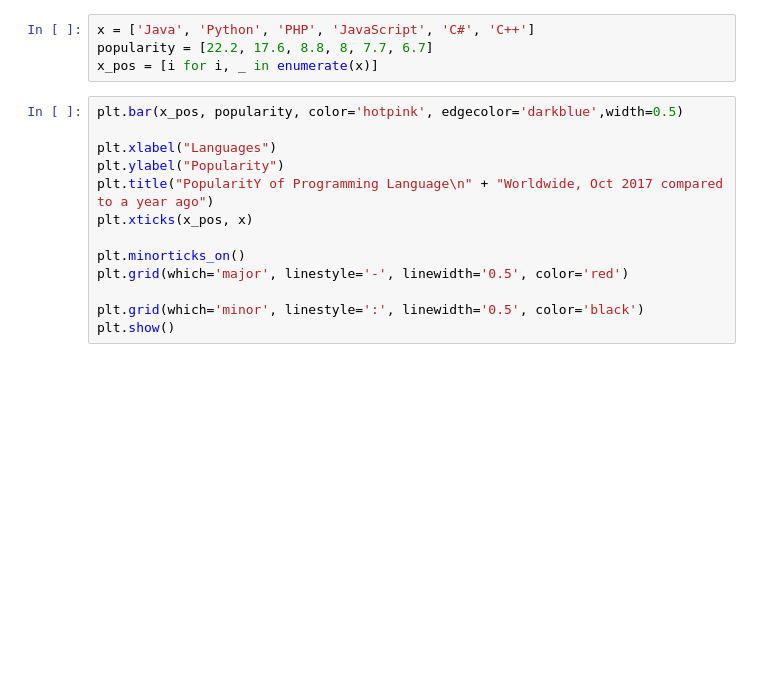
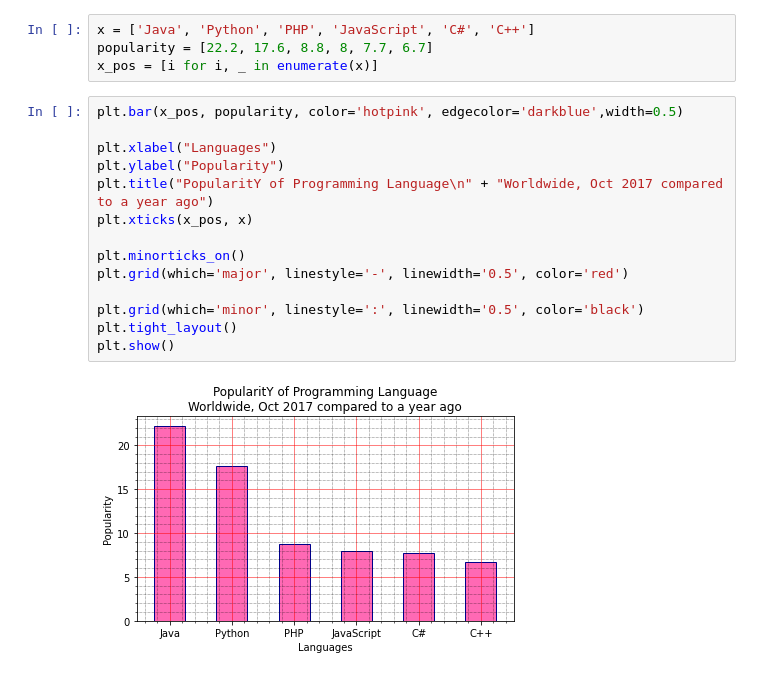
Before and after one commit to saileshchauhan/PythonLibrary, a Jupyter notebook: MatPlotLib/MatPlotLib_Barchart/BarChart_IncreaseBottomMargin.ipynb, the cells around one changed output. Saved outputs shown, nothing was run; the diff lists cells and outputs as text; blank space fills up the shorter version.

```diff
--- a/MatPlotLib/MatPlotLib_Barchart/BarChart_IncreaseBottomMargin.ipynb
+++ b/MatPlotLib/MatPlotLib_Barchart/BarChart_IncreaseBottomMargin.ipynb
@@ -22,13 +22,16 @@ x_pos = [i for i, _ in enumerate(x)]
 # %%
 plt.bar(x_pos, popularity, color='hotpink', edgecolor='darkblue',width=0.5)
 
 plt.xlabel("Languages")
 plt.ylabel("Popularity")
 plt.title("PopularitY of Programming Language\n" + "Worldwide, Oct 2017 compared to a year ago")
 plt.xticks(x_pos, x)
 
 plt.minorticks_on()
 plt.grid(which='major', linestyle='-', linewidth='0.5', color='red')
 
 plt.grid(which='minor', linestyle=':', linewidth='0.5', color='black')
+plt.tight_layout()
 plt.show()
+# %% [output]
+[figure, added]
```
Also changed, not shown: parts of 1 cell of this notebook, 1 other file.
